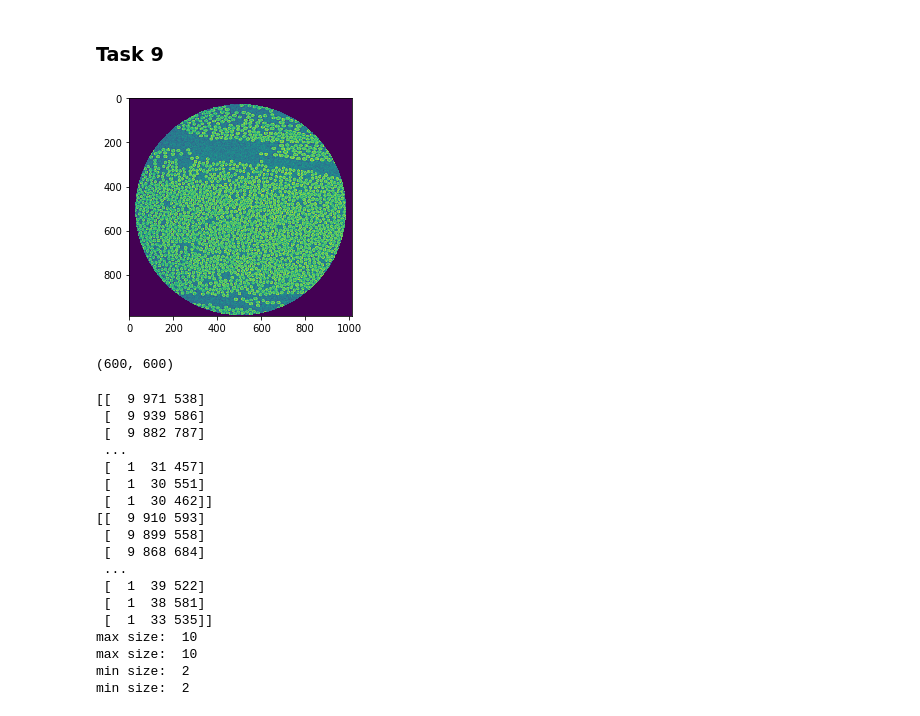
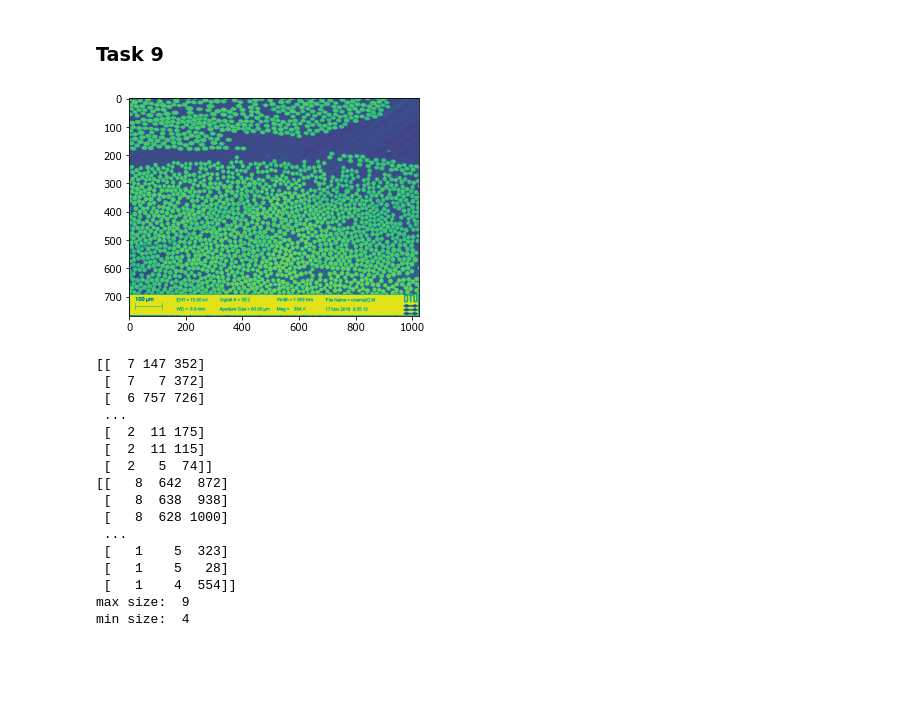
Before and after one commit to MJordahn/AIA_Spring_2020, a Jupyter notebook: Andreas/Week 2/blob_Detection.ipynb, the cells around one changed output. Cells and saved outputs as stored; diff of their text form; code cells hidden in the pictures; blank space fills up the shorter version.

```diff
--- a/Andreas/Week 2/blob_Detection.ipynb
+++ b/Andreas/Week 2/blob_Detection.ipynb
@@ -322,14 +320,10 @@ fig.tight_layout()
 # %% [markdown]
 ### Task 9
 # %%
-img = cv2.imread('EX_2_data/CT_lab_high_res.png', cv2.IMREAD_GRAYSCALE)
+img = cv2.imread('EX_2_data/SEM.png', cv2.IMREAD_GRAYSCALE)
 img = img.astype(float)
 plt.imshow(img)
 plt.show()
 # %% [output]
-[figure, old version]
+[figure, new version]
-# %%
-img.shape
-# %% [output]
-(600, 600)
 # %%
@@ -354,29 +348,27 @@ center_max_2d = center_max[:,1:]
 # %%
 print(center_min)
 print(center_max)
-print("max size: ", sizes[max(center_max[:,0])])
+#print("max size: ", sizes[max(center_max[:,0])])
 print("max size: ", sizes[max(center_min[:,0])])
 print("min size: ", sizes[min(center_min[:,0])])
-print("min size: ", sizes[min(center_max[:,0])])
+#print("min size: ", sizes[min(center_max[:,0])])
 # %% [output]
-[[  9 971 538]
- [  9 939 586]
- [  9 882 787]
+[[  7 147 352]
+ [  7   7 372]
+ [  6 757 726]
  ...
- [  1  31 457]
- [  1  30 551]
- [  1  30 462]]
-[[  9 910 593]
- [  9 899 558]
- [  9 868 684]
+ [  2  11 175]
+ [  2  11 115]
+ [  2   5  74]]
+[[   8  642  872]
+ [   8  638  938]
+ [   8  628 1000]
  ...
- [  1  39 522]
- [  1  38 581]
- [  1  33 535]]
-max size:  10
-max size:  10
-min size:  2
-min size:  2
+ [   1    5  323]
+ [   1    5   28]
+ [   1    4  554]]
+max size:  9
+min size:  4
 # %%
 # We plot the points from all detected scales:
 fig = plt.figure(figsize=(9,6))
```
Also changed, not shown: parts of 10 cells of this notebook, 3 other files.
